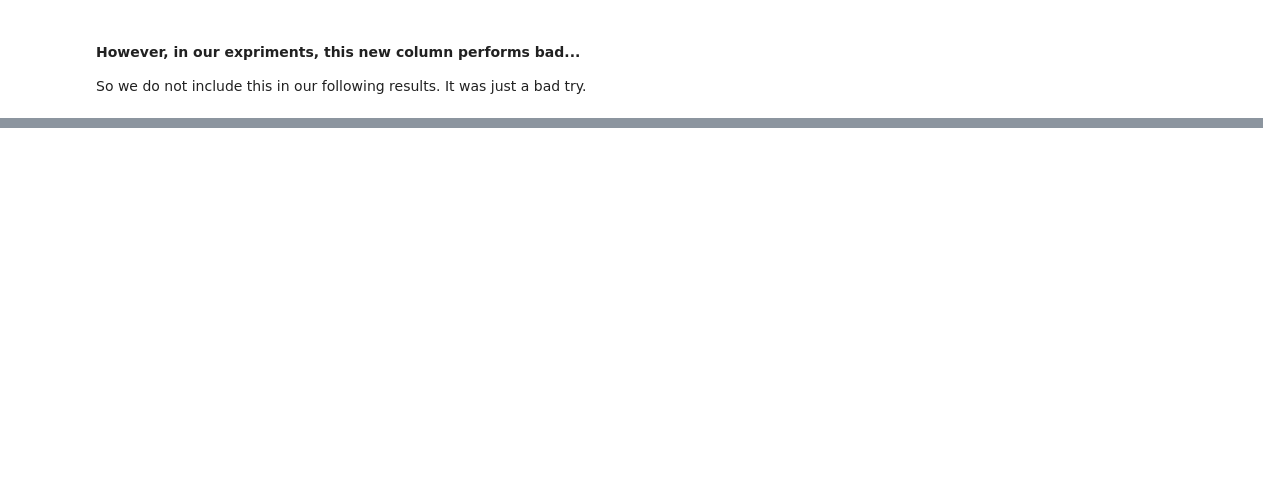
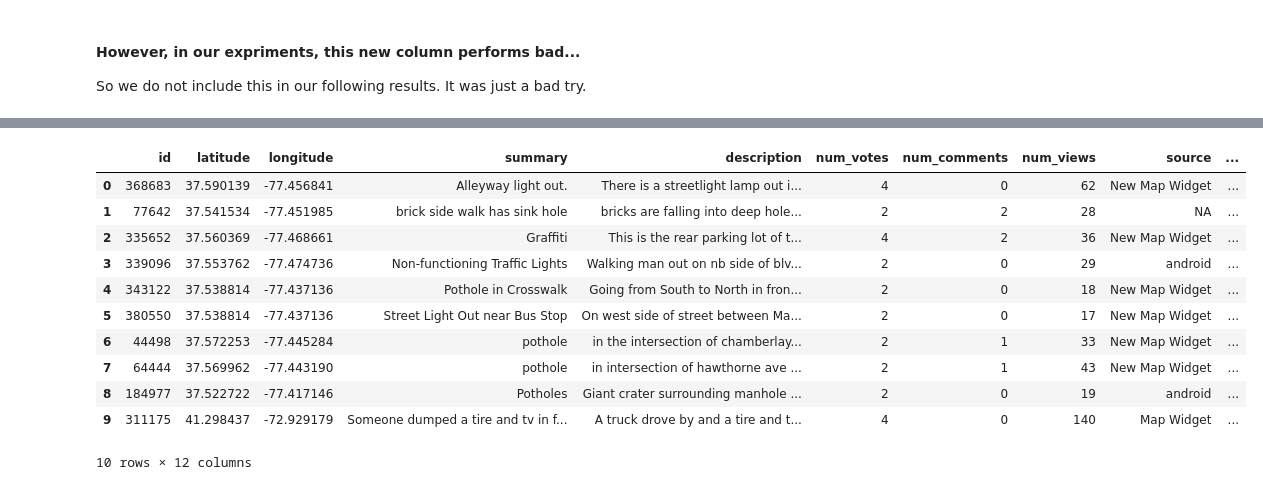
Before and after one commit to ZhiminPeng/gl_training, a Jupyter notebook: Presentation.ipynb, the cells around one changed output, grey strips where cells are left out. Saved outputs shown, nothing was run; the diff lists cells and outputs as text; code cells hidden in the pictures; blank space fills up the shorter version.

```diff
--- a/Presentation.ipynb
+++ b/Presentation.ipynb
@@ -238,10 +241,10 @@ for row in train_data['summary_words']:
     for w, c in row.iteritems():
         word_dict[w] += 1.
 
-train_data['summary_words'] = train_data['summary_words'].apply(lambda x: dict([(k, v / np.log(1. + word_dict[k]) )
+train_data['summary_words'] = train_data['summary_words'].apply(lambda x: dict([(k, v / np.log(2. + word_dict[k]) )
                                                                                 for k,v in x.iteritems()]))
 
-train_data['description_words'] = train_data['description_words'].apply(lambda x: dict([(k, v / np.log(1. + word_dict[k]) )
+train_data['description_words'] = train_data['description_words'].apply(lambda x: dict([(k, v / np.log(2. + word_dict[k]) )
                                                                                 for k,v in x.iteritems()]))
 
 ## Normalization
@@ -446,0 +508,17 @@ coefficients.topk('Coefficient',k =10, reverse=True)
+# %%
+train_data['geo_label_4'] = geo_label
+
+train_data.head()
+# %% [output]
+|  | id | latitude | longitude | summary | description | num_votes | num_comments | num_views | source | ... |
+| 0 | 368683 | 37.590139 | -77.456841 | Alleyway light out. | There is a streetlight lamp out i... | 4 | 0 | 62 | New Map Widget | ... |
+| 1 | 77642 | 37.541534 | -77.451985 | brick side walk has sink hole | bricks are falling into deep hole... | 2 | 2 | 28 | NA | ... |
+| 2 | 335652 | 37.560369 | -77.468661 | Graffiti | This is the rear parking lot of t... | 4 | 2 | 36 | New Map Widget | ... |
+| 3 | 339096 | 37.553762 | -77.474736 | Non-functioning Traffic Lights | Walking man out on nb side of blv... | 2 | 0 | 29 | android | ... |
+| 4 | 343122 | 37.538814 | -77.437136 | Pothole in Crosswalk | Going from South to North in fron... | 2 | 0 | 18 | New Map Widget | ... |
+| 5 | 380550 | 37.538814 | -77.437136 | Street Light Out near Bus Stop | On west side of street between Ma... | 2 | 0 | 17 | New Map Widget | ... |
+| 6 | 44498 | 37.572253 | -77.445284 | pothole | in the intersection of chamberlay... | 2 | 1 | 33 | New Map Widget | ... |
+| 7 | 64444 | 37.569962 | -77.443190 | pothole | in intersection of hawthorne ave ... | 2 | 1 | 43 | New Map Widget | ... |
+| 8 | 184977 | 37.522722 | -77.417146 | Potholes | Giant crater surrounding manhole ... | 2 | 0 | 19 | android | ... |
+| 9 | 311175 | 41.298437 | -72.929179 | Someone dumped a tire and tv in f... | A truck drove by and a tire and t... | 4 | 0 | 140 | Map Widget | ... |
+10 rows × 12 columns
```
Also changed, not shown: parts of 16 cells of this notebook, 21 other files.
